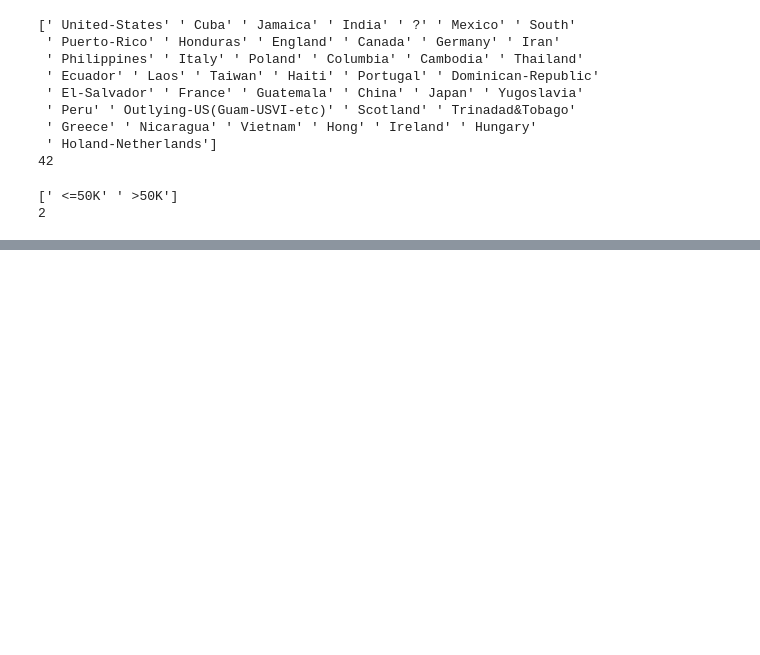
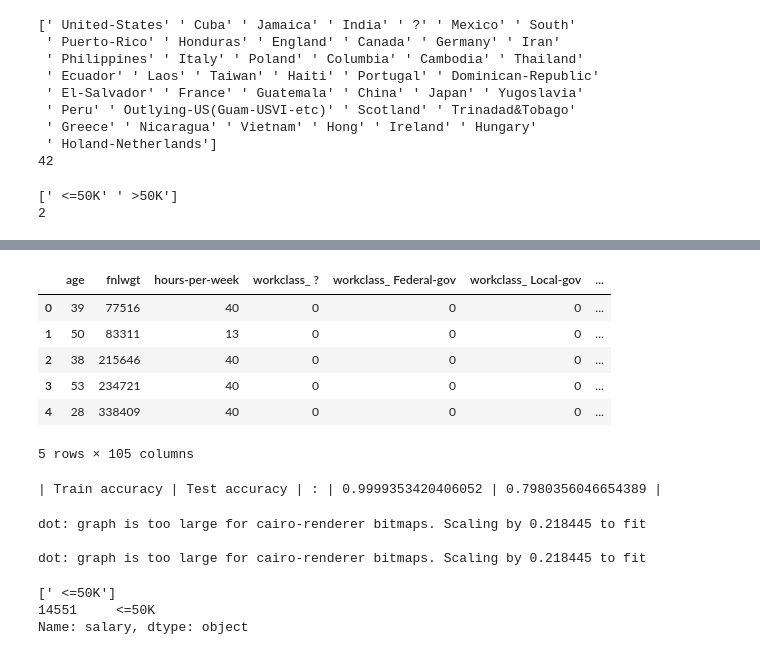
Before and after one commit to leorumma/arvore-decisao-v2, a Jupyter notebook: arvore-decisao-parte2.ipynb, the cells around one changed output, grey strips where cells are left out. Drawn from its saved outputs; the diff is of its cells as text; code cells hidden in the pictures; blank space fills up the shorter version.

```diff
--- a/arvore-decisao-parte2.ipynb
+++ b/arvore-decisao-parte2.ipynb
@@ -181,24 +156,29 @@ heatmap(dataset.corr())
 # %%
 #Transformação do dataset, seleção das features
 
-dataset['balanceDeltaOrig'] = original_dataset['newbalanceOrig'] - original_dataset['oldbalanceOrg']
-dataset['balanceDeltaDest'] = original_dataset['newbalanceDest'] - original_dataset['oldbalanceDest']
+feature_cols = ['age', 'fnlwgt', 'hours-per-week']
+target_col = 'salary'
 
-feature_cols = ['amount','oldbalanceOrg', 'newbalanceOrig', 'oldbalanceDest', 'newbalanceDest']
-target_col = 'isFraud'
-
-dummy_columns = ['type']
+dummy_columns = ['workclass', 'education', 'marital-status', 'occupation', 'relationship', 'race', 'sex', 'native-country']
 
 prepared_dummy_columns = pd.get_dummies(dataset[dummy_columns])
 
 combined = pd.concat([dataset, prepared_dummy_columns], axis=1)
 
 feature_cols.extend(prepared_dummy_columns.columns.values.tolist())
 
 X = combined[feature_cols]
 y = combined[target_col]
 
 X.head()
+# %% [output]
+|  | age | fnlwgt | hours-per-week | workclass_ ? | workclass_ Federal-gov | workclass_ Local-gov | ... |
+| 0 | 39 | 77516 | 40 | 0 | 0 | 0 | ... |
+| 1 | 50 | 83311 | 13 | 0 | 0 | 0 | ... |
+| 2 | 38 | 215646 | 40 | 0 | 0 | 0 | ... |
+| 3 | 53 | 234721 | 40 | 0 | 0 | 0 | ... |
+| 4 | 28 | 338409 | 40 | 0 | 0 | 0 | ... |
+5 rows × 105 columns
 # %%
 #Treino
 test_percentage = 0.05
@@ -218,8 +198,14 @@ y_pred = clf.predict(X_test)
 test_accuracy = metrics.accuracy_score(y_test, y_pred)
 
 print('| Train accuracy | Test accuracy | : | {0} | {1} |'.format(train_accuracy, test_accuracy))
+# %% [output]
+| Train accuracy | Test accuracy | : | 0.9999353420406052 | 0.7980356046654389 |
 # %%
-print_decision_tree(clf, X.columns)
+generate_decision_tree_png(clf, X.columns)
+# %% [output]
+dot: graph is too large for cairo-renderer bitmaps. Scaling by 0.218445 to fit
+
+dot: graph is too large for cairo-renderer bitmaps. Scaling by 0.218445 to fit
 # %%
 #Teste
 random_element = random.randint(0, len(X))
@@ -230,6 +216,10 @@ pred_sample = clf.predict(sample)
 
 print(pred_sample)
 print(target_of_sample)
+# %% [output]
+[' <=50K']
+14551     <=50K
+Name: salary, dtype: object
 # %%
 def fit_and_test_decision_tree_clf(X, y,criterion, test_percentage, max_depth = 10000):
     X_train, X_test, y_train, y_test = \
```
Also changed, not shown: parts of 11 cells of this notebook.
